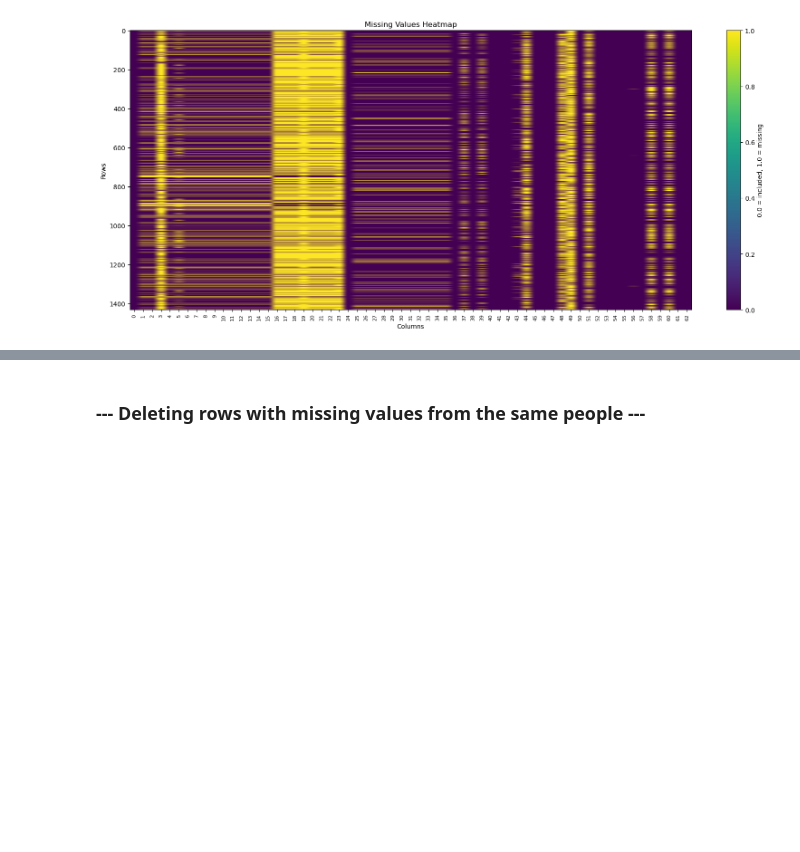
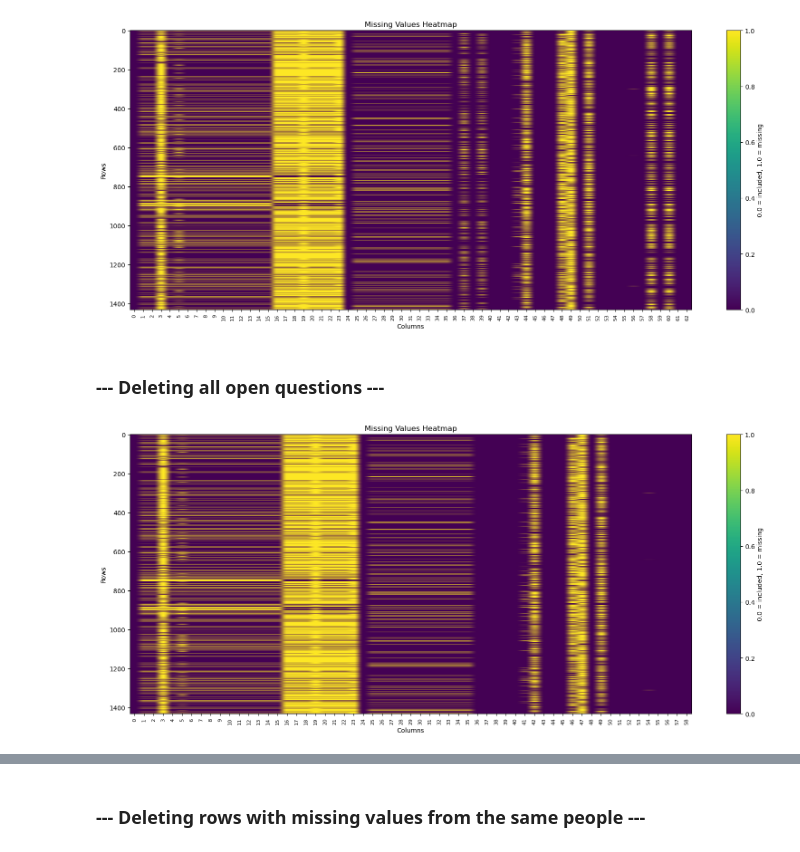
Before and after one commit to thedawid999/Health-Analysis, a Jupyter notebook: code/1_data_preprocessing.ipynb, the cells around one changed output, grey strips where cells are left out. Cells and saved outputs as stored; diff of their text form; code cells hidden in the pictures; blank space fills up the shorter version.

Commit message:
removing missing values from dataframe

```diff
--- a/code/1_data_preprocessing.ipynb
+++ b/code/1_data_preprocessing.ipynb
@@ -23,3 +22,23 @@ plt.ylabel("Rows")
 plt.show()
 # %% [output]
 [figure]
+# %% [markdown]
+### --- Deleting all open questions ---
+# %%
+data_clean = data.drop(columns=["Why or why not?", "Why or why not?.1", 'What US state or territory do you live in?', 'What US state or territory do you work in?'])
+
+plt.rcParams["figure.figsize"] = (20,8)
+plt.imshow(data_clean.isna(), aspect='auto', cmap='viridis')
+cbar = plt.colorbar()
+cbar.set_label("0.0 = included, 1.0 = missing")
+plt.xticks(
+    ticks=np.arange(0, len(data_clean.columns), 1),
+    rotation=90,
+    fontsize=8
+)
+plt.title("Missing Values Heatmap")
+plt.xlabel("Columns")
+plt.ylabel("Rows")
+plt.show()
+# %% [output]
+[figure, added]
```
Also changed, not shown: parts of 9 cells of this notebook.
